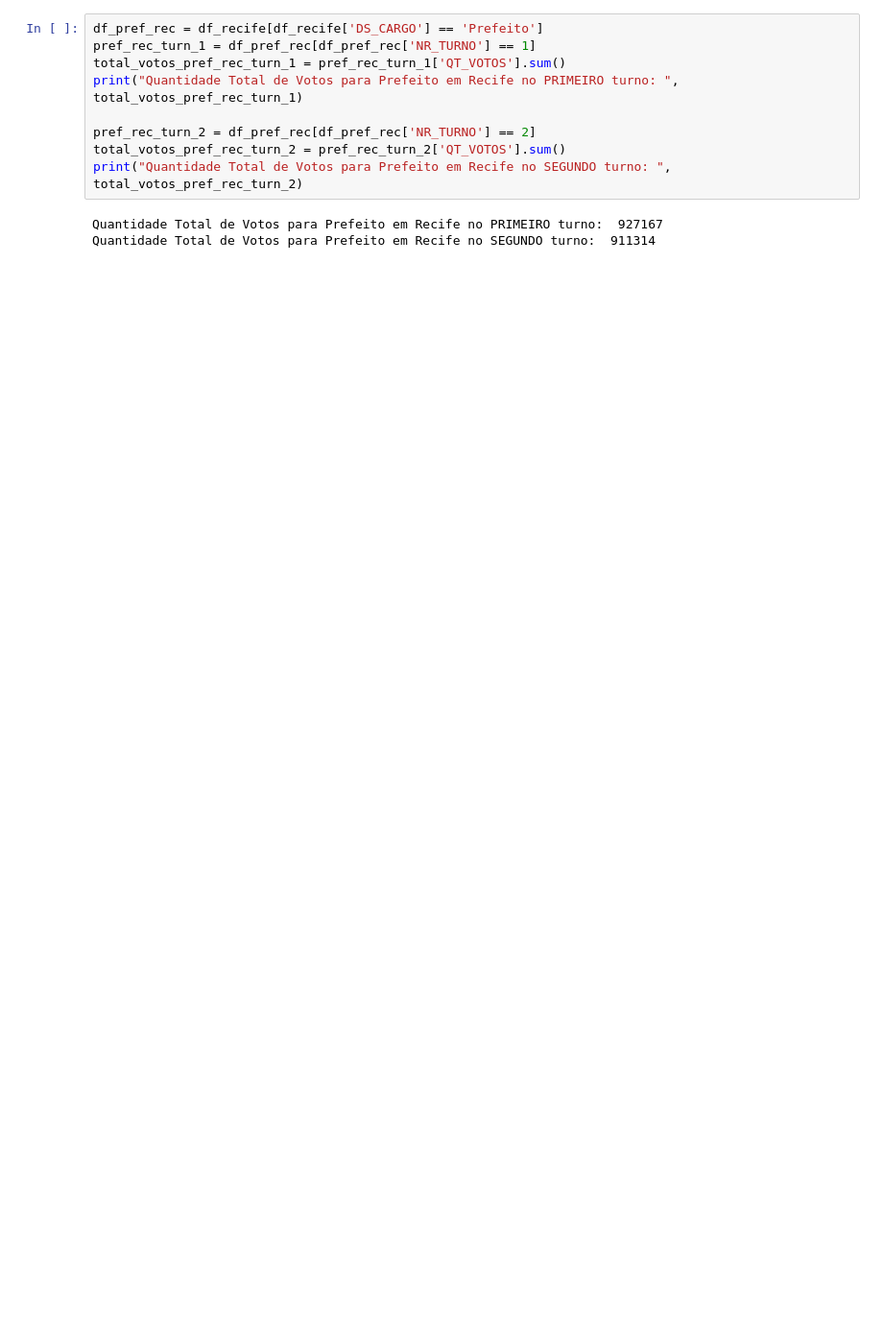
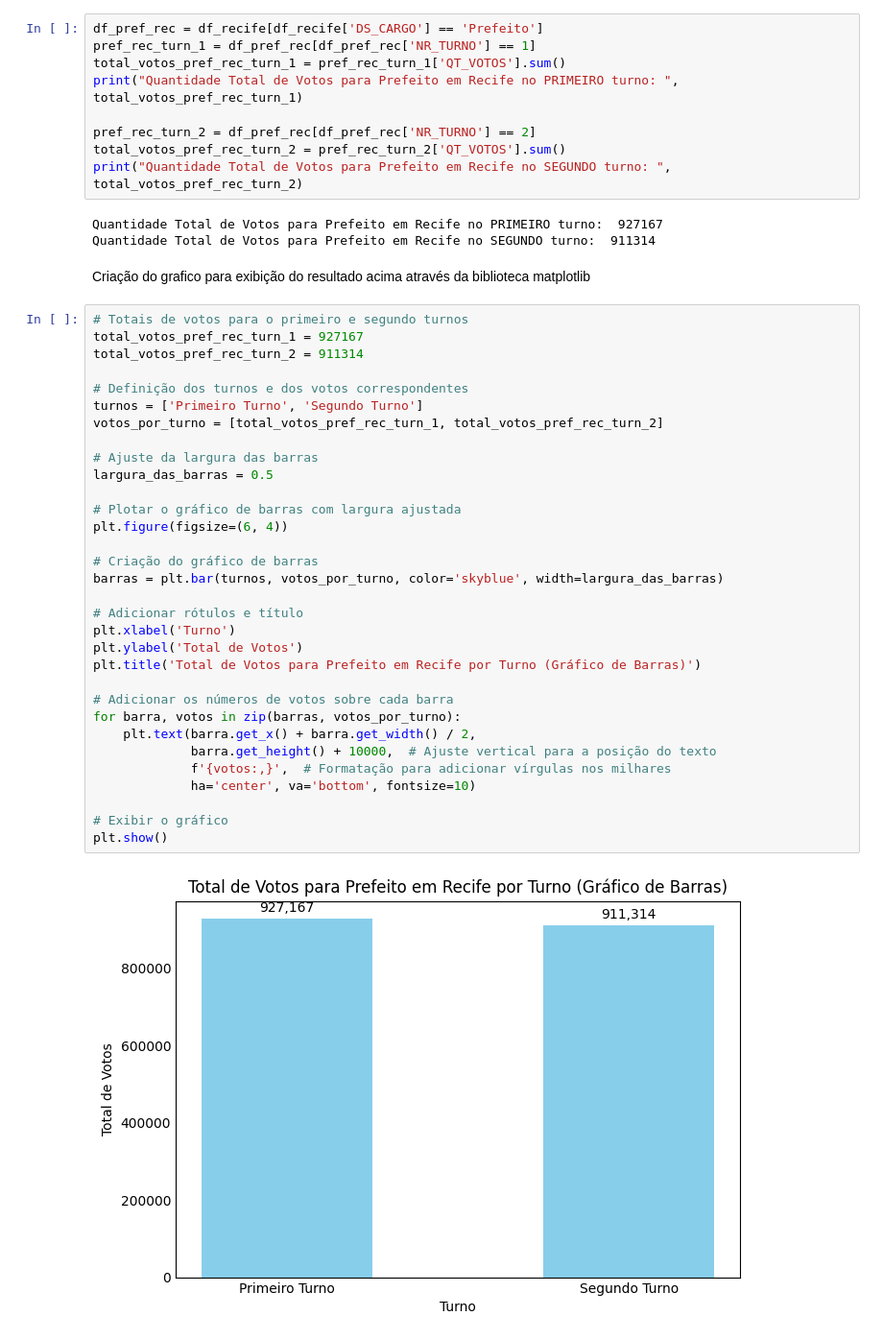
Before and after one commit to guilherme-pg/pe_analytics, a Jupyter notebook: pe_analytics.ipynb, the cells around one changed output. Shown at 96% size. Cells and saved outputs as stored; diff of their text form; blank space fills up the shorter version.

Commit message:
novas implementações e criação de gráficos

```diff
--- a/pe_analytics.ipynb
+++ b/pe_analytics.ipynb
@@ -146,3 +240,39 @@ print("Quantidade Total de Votos para Prefeito em Recife no SEGUNDO turno: ", to
 # %% [output]
 Quantidade Total de Votos para Prefeito em Recife no PRIMEIRO turno:  927167
 Quantidade Total de Votos para Prefeito em Recife no SEGUNDO turno:  911314
+# %% [markdown]
+Criação do grafico para exibição do resultado acima através da biblioteca matplotlib
+# %%
+# Totais de votos para o primeiro e segundo turnos
+total_votos_pref_rec_turn_1 = 927167
+total_votos_pref_rec_turn_2 = 911314
+
+# Definição dos turnos e dos votos correspondentes
+turnos = ['Primeiro Turno', 'Segundo Turno']
+votos_por_turno = [total_votos_pref_rec_turn_1, total_votos_pref_rec_turn_2]
+
+# Ajuste da largura das barras
+largura_das_barras = 0.5
+
+# Plotar o gráfico de barras com largura ajustada
+plt.figure(figsize=(6, 4))
+
+# Criação do gráfico de barras
+barras = plt.bar(turnos, votos_por_turno, color='skyblue', width=largura_das_barras)
+
+# Adicionar rótulos e título
+plt.xlabel('Turno')
+plt.ylabel('Total de Votos')
+plt.title('Total de Votos para Prefeito em Recife por Turno (Gráfico de Barras)')
+
+# Adicionar os números de votos sobre cada barra
+for barra, votos in zip(barras, votos_por_turno):
+    plt.text(barra.get_x() + barra.get_width() / 2,
+             barra.get_height() + 10000,  # Ajuste vertical para a posição do texto
+             f'{votos:,}',  # Formatação para adicionar vírgulas nos milhares
+             ha='center', va='bottom', fontsize=10)
+
+# Exibir o gráfico
+plt.show()
+# %% [output]
+[figure, added]
```
Also changed, not shown: parts of 43 cells of this notebook.
